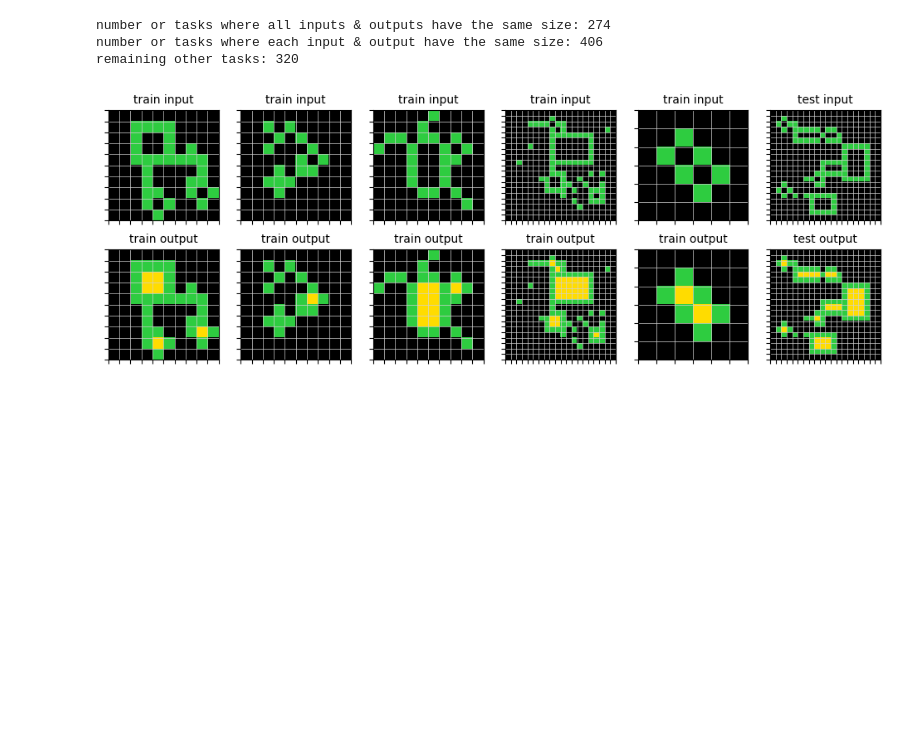
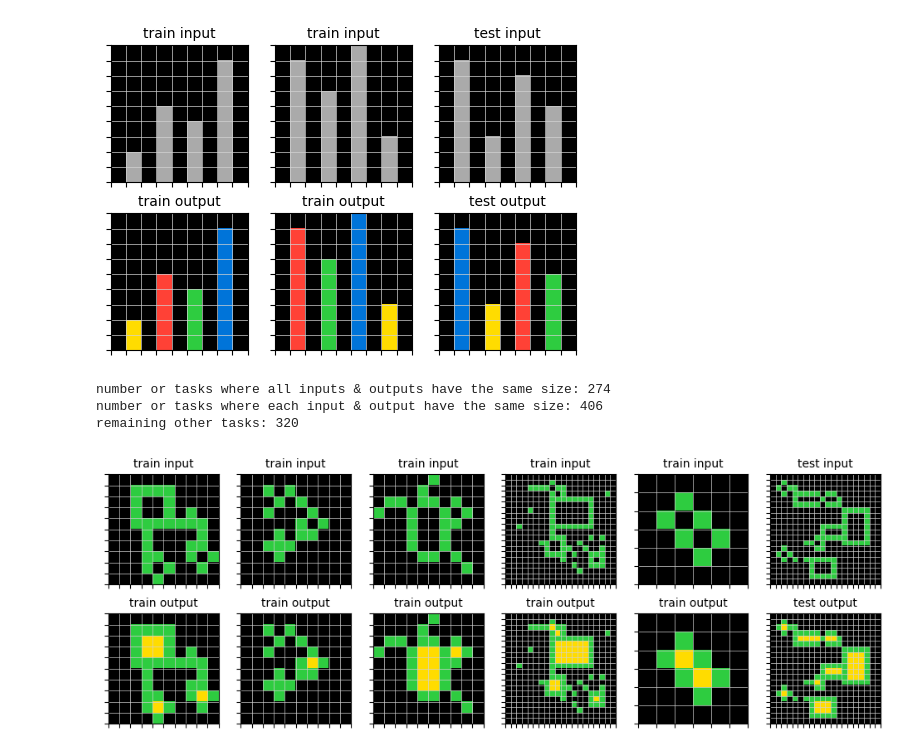
Before and after one commit to FelixChop/arc-agi-2, a Jupyter notebook: arcagi/notebook/analysis.ipynb, the cells around one changed output. Cells and saved outputs as stored; diff of their text form; code cells hidden in the pictures; blank space fills up the shorter version.

```diff
--- a/arcagi/notebook/analysis.ipynb
+++ b/arcagi/notebook/analysis.ipynb
@@ -16,3 +29,7 @@ tasks = {key: {k:Task(task) for k,task in data[key].items()}
+# %%
+Task(data['training_challenges']['08ed6ac7'])
+# %% [output]
+[figure, added]
 # %%
 tasks_is_same_size_all_input_output = [key for key, task in tasks['training_challenges'].items() if task.is_same_size_all_input_output()]
 tasks_is_same_size_each_input_output = [key for key, task in tasks['training_challenges'].items() if task.is_same_size_each_input_output()
```
Also changed, not shown: parts of 4 cells of this notebook, 2 other files.
